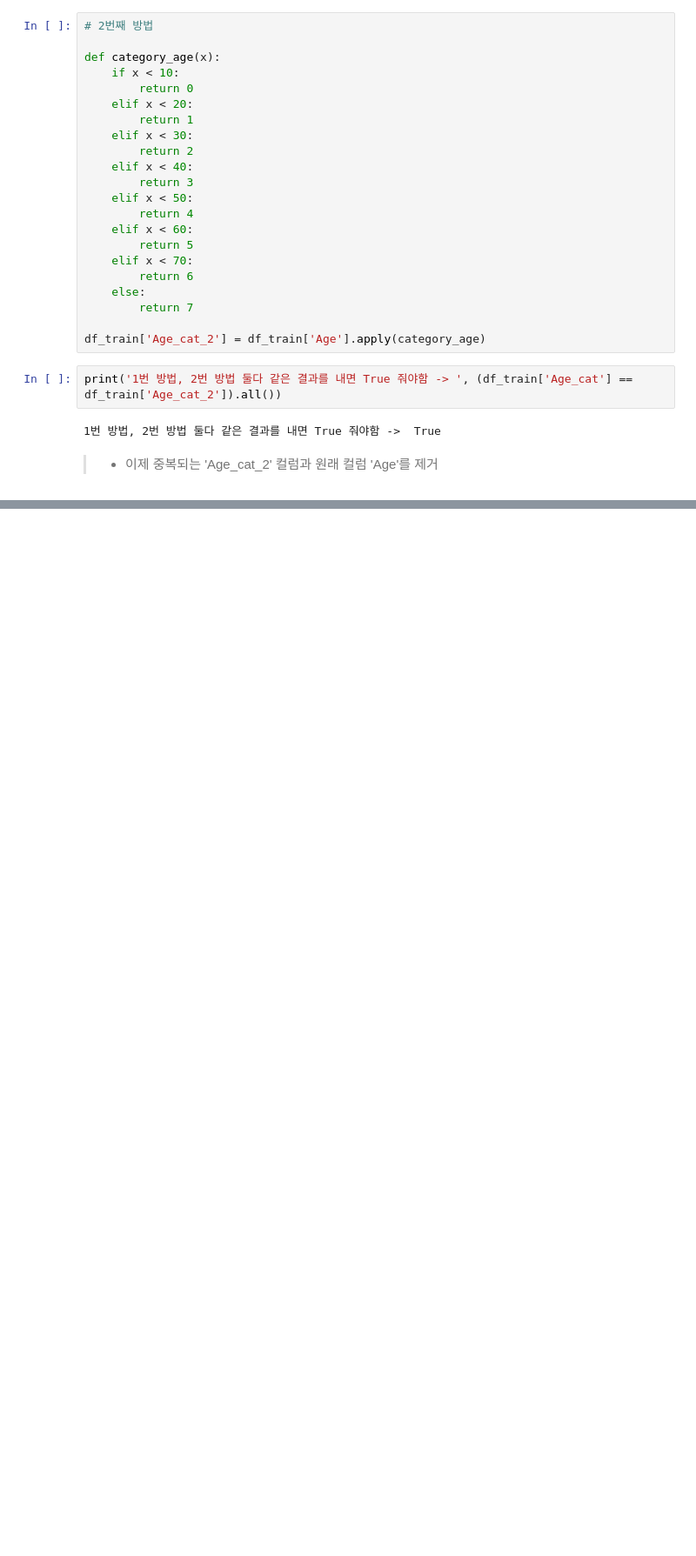
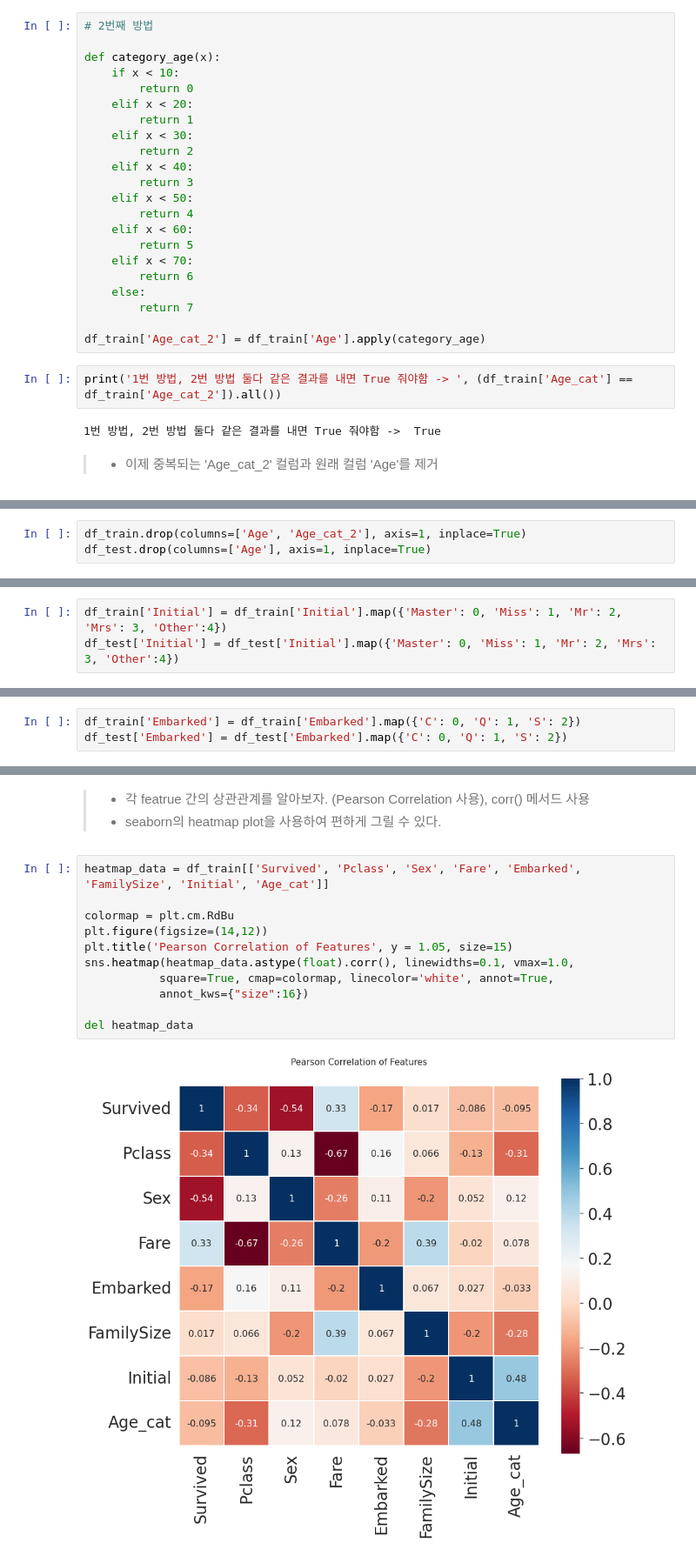
Before and after one commit to drawcodeboy/kaggle_titanic_clone, a Jupyter notebook: titanic-clone-fe-n-modeling.ipynb, the cells around one changed output, grey strips where cells are left out. Shown at 87% size. Drawn from its saved outputs; the diff is of its cells as text; blank space fills up the shorter version.

```diff
--- a/titanic-clone-fe-n-modeling.ipynb
+++ b/titanic-clone-fe-n-modeling.ipynb
@@ -191,0 +232,3 @@ print('1번 방법, 2번 방법 둘다 같은 결과를 내면 True 줘야함 ->
+# %%
+df_train.drop(columns=['Age', 'Age_cat_2'], axis=1, inplace=True)
+df_test.drop(columns=['Age'], axis=1, inplace=True)
@@ -191,0 +240,3 @@ print('1번 방법, 2번 방법 둘다 같은 결과를 내면 True 줘야함 ->
+# %%
+df_train['Initial'] = df_train['Initial'].map({'Master': 0, 'Miss': 1, 'Mr': 2, 'Mrs': 3, 'Other':4})
+df_test['Initial'] = df_test['Initial'].map({'Master': 0, 'Miss': 1, 'Mr': 2, 'Mrs': 3, 'Other':4})
@@ -191,0 +254,3 @@ print('1번 방법, 2번 방법 둘다 같은 결과를 내면 True 줘야함 ->
+# %%
+df_train['Embarked'] = df_train['Embarked'].map({'C': 0, 'Q': 1, 'S': 2})
+df_test['Embarked'] = df_test['Embarked'].map({'C': 0, 'Q': 1, 'S': 2})
@@ -191,0 +267,16 @@ print('1번 방법, 2번 방법 둘다 같은 결과를 내면 True 줘야함 ->
+# %% [markdown]
+>* 각 featrue 간의 상관관계를 알아보자. (Pearson Correlation 사용), corr() 메서드 사용
+>* seaborn의 heatmap plot을 사용하여 편하게 그릴 수 있다.
+# %%
+heatmap_data = df_train[['Survived', 'Pclass', 'Sex', 'Fare', 'Embarked', 'FamilySize', 'Initial', 'Age_cat']]
+
+colormap = plt.cm.RdBu
+plt.figure(figsize=(14,12))
+plt.title('Pearson Correlation of Features', y = 1.05, size=15)
+sns.heatmap(heatmap_data.astype(float).corr(), linewidths=0.1, vmax=1.0,
+           square=True, cmap=colormap, linecolor='white', annot=True,
+           annot_kws={"size":16})
+
+del heatmap_data
+# %% [output]
+[figure, added]
```
Also changed, not shown: parts of 34 cells of this notebook.
